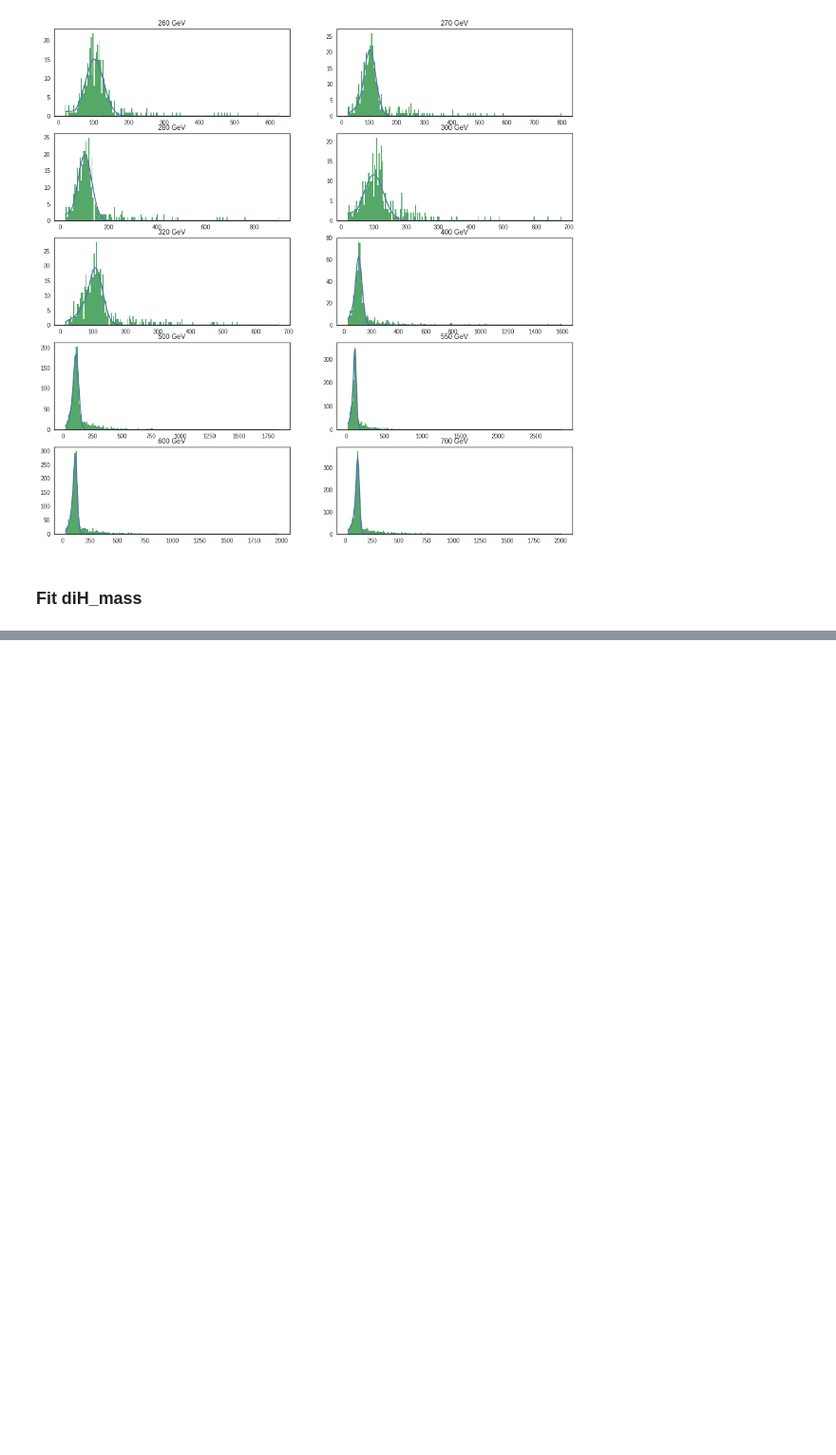
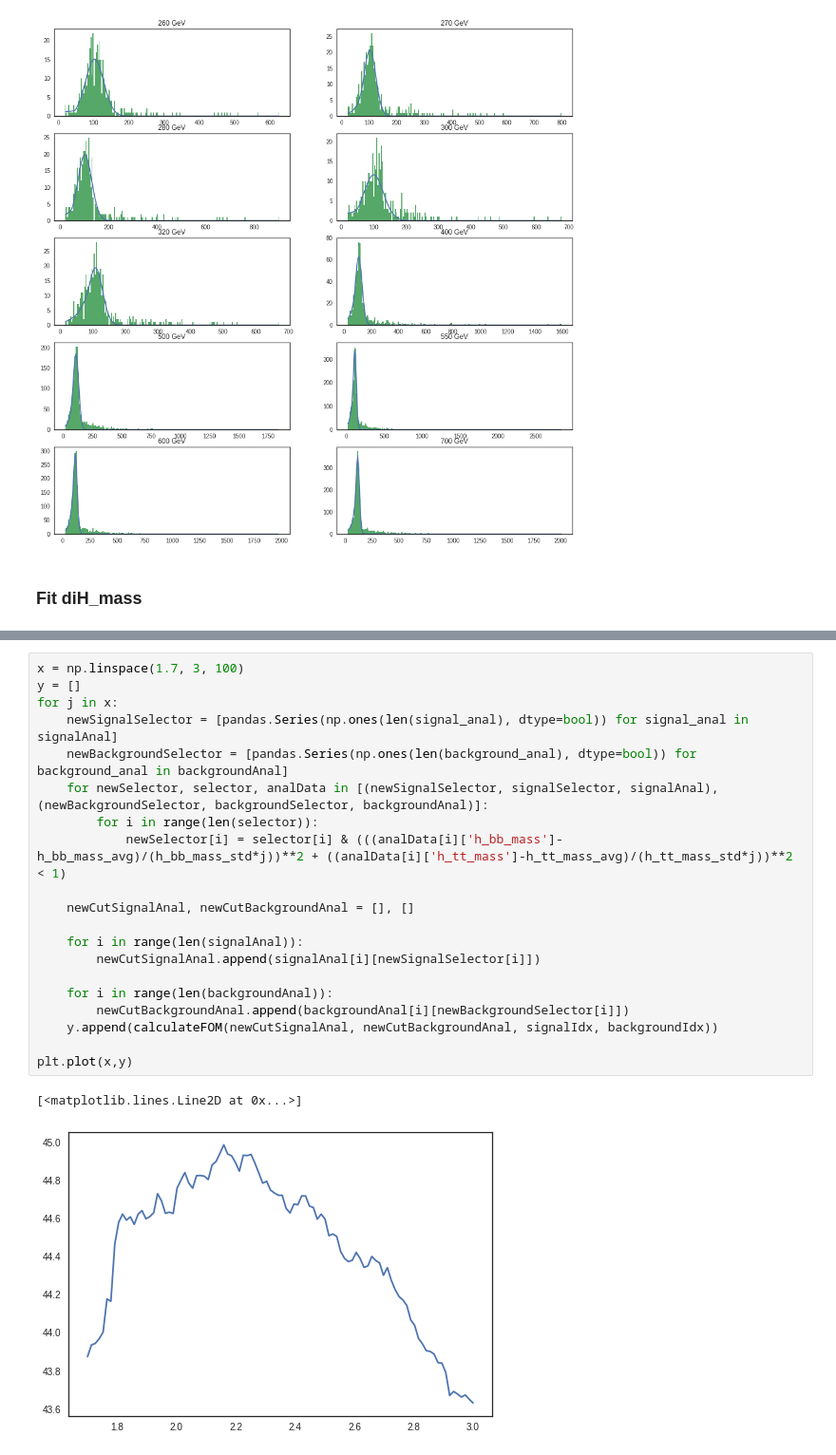
Before and after one commit to antcap96/estagio, a Jupyter notebook: Untitled.ipynb, the cells around one changed output, grey strips where cells are left out. Shown at 95% size. Saved outputs shown, nothing was run; the diff lists cells and outputs as text; blank space fills up the shorter version.

```diff
--- a/Untitled.ipynb
+++ b/Untitled.ipynb
@@ -442,0 +542,23 @@ print(np.array(fitResults_h_bb_mass)[:,3:5])
+# %%
+x = np.linspace(1.7, 3, 100)
+y = []
+for j in x:
+    newSignalSelector = [pandas.Series(np.ones(len(signal_anal), dtype=bool)) for signal_anal in signalAnal]
+    newBackgroundSelector = [pandas.Series(np.ones(len(background_anal), dtype=bool)) for background_anal in backgroundAnal]
+    for newSelector, selector, analData in [(newSignalSelector, signalSelector, signalAnal), (newBackgroundSelector, backgroundSelector, backgroundAnal)]:
+        for i in range(len(selector)):
+            newSelector[i] = selector[i] & (((analData[i]['h_bb_mass']-h_bb_mass_avg)/(h_bb_mass_std*j))**2 + ((analData[i]['h_tt_mass']-h_tt_mass_avg)/(h_tt_mass_std*j))**2 < 1)
+
+    newCutSignalAnal, newCutBackgroundAnal = [], []
+
+    for i in range(len(signalAnal)):
+        newCutSignalAnal.append(signalAnal[i][newSignalSelector[i]])
+
+    for i in range(len(backgroundAnal)):
+        newCutBackgroundAnal.append(backgroundAnal[i][newBackgroundSelector[i]])
+    y.append(calculateFOM(newCutSignalAnal, newCutBackgroundAnal, signalIdx, backgroundIdx))
+
+plt.plot(x,y)
+# %% [output]
+[<matplotlib.lines.Line2D at 0x...>]
+[figure, added]
```
Also changed, not shown: parts of 17 cells of this notebook.
